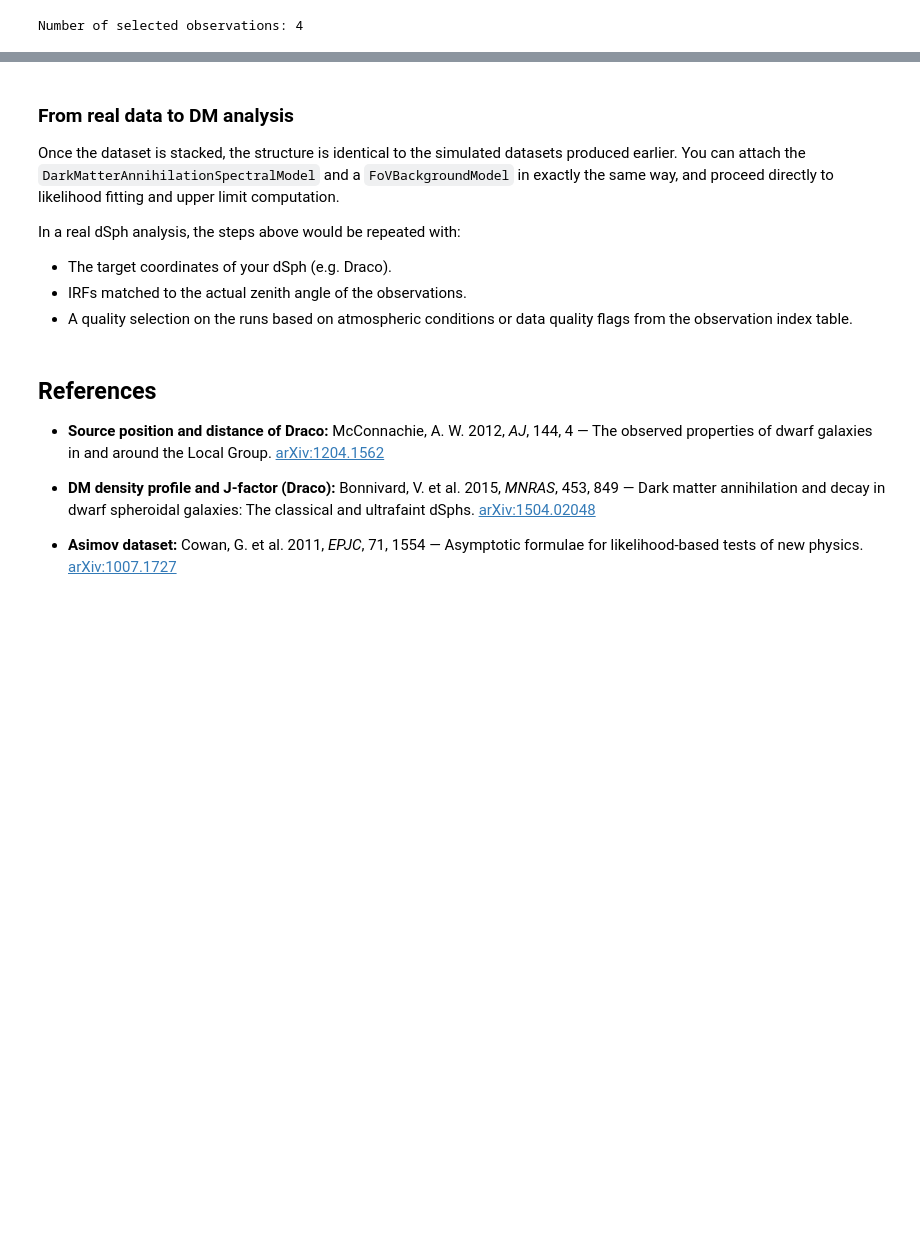
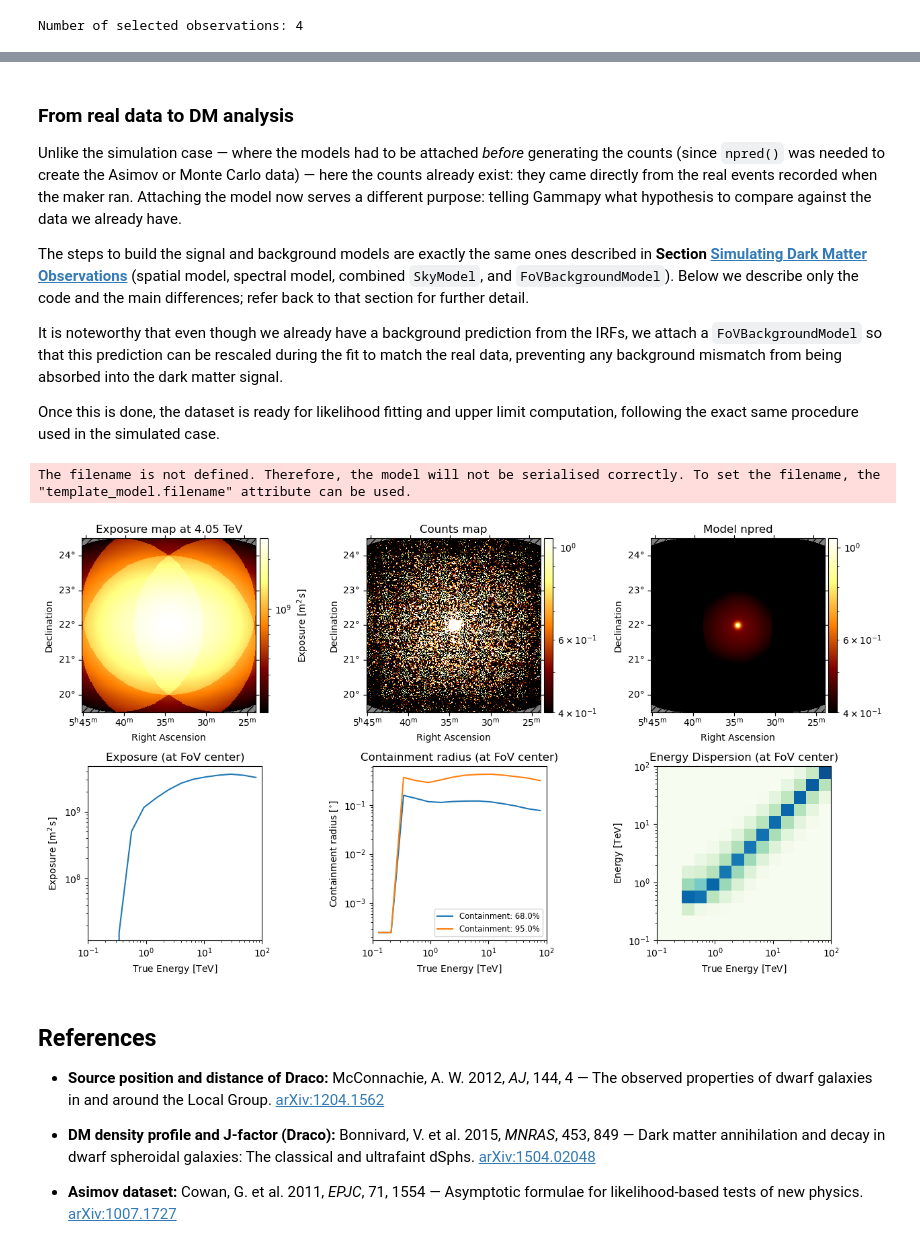
Before and after one commit to alexcervino/Dark-Matter-Tutorials-Gammapy, a Jupyter notebook: tutorial_observation_simulation.ipynb, the cells around one changed output, grey strips where cells are left out. Cells and saved outputs as stored; diff of their text form; code cells hidden in the pictures; blank space fills up the shorter version.

```diff
--- a/tutorial_observation_simulation.ipynb
+++ b/tutorial_observation_simulation.ipynb
@@ -449,16 +522,63 @@ MapDataset
 # %% [markdown]
 ### From real data to DM analysis
 
-Once the dataset is stacked, the structure is identical to the simulated
-datasets produced earlier. You can attach the `DarkMatterAnnihilationSpectralModel`
-and a `FoVBackgroundModel` in exactly the same way, and proceed directly
-to likelihood fitting and upper limit computation.
+Unlike the simulation case — where the models had to be attached *before*
+generating the counts (since `npred()` was needed to create the Asimov or
+Monte Carlo data) — here the counts already exist: they came directly
+from the real events recorded when the maker ran. Attaching the model now
+serves a different purpose: telling Gammapy what hypothesis to compare
+against the data we already have.
 
-In a real dSph analysis, the steps above would be repeated with:
-- The target coordinates of your dSph (e.g. Draco).
-- IRFs matched to the actual zenith angle of the observations.
-- A quality selection on the runs based on atmospheric conditions or
-  data quality flags from the observation index table.
+The steps to build the signal and background models are exactly the same
+ones described in **Section [Simulating Dark Matter Observations](#Simulating-Dark-Matter-Observations)** (spatial model, spectral model, combined `SkyModel`, and `FoVBackgroundModel`). Below we describe only the code and the main differences; refer back to that section for further detail.
+
+It is noteworthy that even though we already have a background prediction from the IRFs, we attach a `FoVBackgroundModel` so that this prediction can be rescaled during the fit to match the real data, preventing any background mismatch from being absorbed into the dark matter signal.
+
+Once this is done, the dataset is ready for likelihood fitting and upper
+limit computation, following the exact same procedure used in the
+simulated case.
+# %%
+# DM Spatial distribution
+
+spatial_model = PointSpatialModel(
+    lon_0=crab_pos.ra,
+    lat_0=crab_pos.dec,
+    frame="icrs"
+)
+# DM spectral distribution
+
+# DM parameters: mass and channel
+channel = "b"
+massDM = 10 * u.TeV
+
+
+# NOTE: this is a placeholder value for illustration only.
+# The Crab Nebula is NOT a dark matter target; a real J-factor
+# would only apply to a DM-dominated source.
+jfact_crab = 1.66e23 * u.GeV**2 / u.cm**5
+
+spectral_model = DarkMatterAnnihilationSpectralModel(
+    mass=massDM, channel=channel, jfactor=jfact_crab)
+
+# Combined model
+sky_model = SkyModel(
+    spatial_model=spatial_model,
+    spectral_model=spectral_model,
+    name="crab-dm"
+)
+
+bkg_model = FoVBackgroundModel(dataset_name=stacked.name)
+
+# Attach the DM model and a Field-of-View background model
+stacked.models = Models([sky_model, bkg_model])
+# %% [output]
+The filename is not defined. Therefore, the model will not be serialised correctly. To set the filename, the "template_model.filename" attribute can be used.
+# %%
+# Dataset inspetion
+# In the exposure map we can see the convergence between the different runs
+stacked.peek()
+# %% [output]
+[figure, added]
 # %% [markdown]
 ## References
 
```
Also changed, not shown: parts of 43 cells of this notebook, 1 other file.
